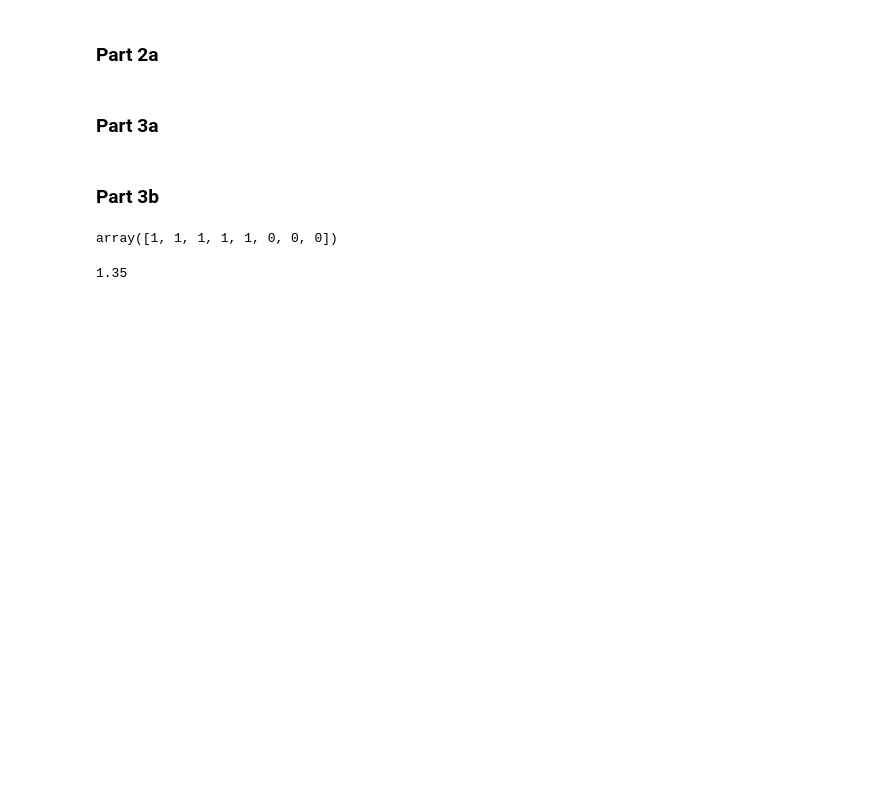
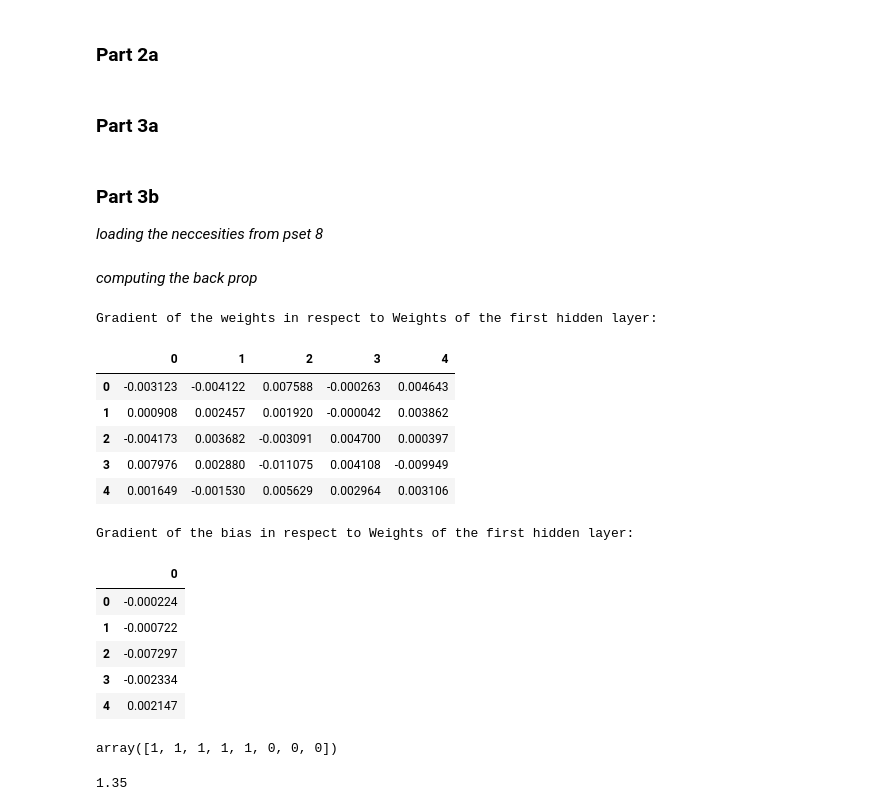
Before and after one commit to Datadili/EconML, a Jupyter notebook: pset_9/pset_9.ipynb, the cells around one changed output. Cells and saved outputs as stored; diff of their text form; code cells hidden in the pictures; blank space fills up the shorter version.

```diff
--- a/pset_9/pset_9.ipynb
+++ b/pset_9/pset_9.ipynb
@@ -200,6 +204,58 @@ def backward_propagation(nl, nh, Y, lambd, p, forward, act:list):
     return g
 # %% [markdown]
 ### Part 3b
+
+_loading the neccesities from pset 8_
+# %%
+nl = 5
+X = np.array([0.1, -0.2, 0.3, -0.4, 0.5]).reshape(-1, 1)
+nh = [X.shape[0], 5, 4, 3, 5, 1]
+act = ["ReLU", "sigmoid", "ReLU", "sigmoid", "ReLU"]
+Y = 3
+
+def parameter(nl):
+    """
+    Parameters:
+    - nl (int): Number of layers in the neural network.
+
+    Returns:
+    - parameters (dict): Dictionary containing all the weights and biases
+    """
+    parameters = {}
+    for l in range(1, nl + 1): #1 to 5
+        # Select the values all but the last one (which is the bias)
+        parameters["W" + str(l)] = pd.read_csv(f'data/layer{l}.csv').values[:, :-1]
+        # Select the values the last one only (the bias), and make it a column vector
+        parameters["B" + str(l)] = pd.read_csv(f'data/layer{l}.csv').values[:, -1].reshape(-1,1)
+    return parameters
+# %% [markdown]
+_computing the back prop_
+# %%
+parameters = parameter(nl)
+forward = feed_forward(X, nl, act, parameters)
+lambd = 0.05 #random since now was given
+
+grads = backward_propagation(nl, nh, Y, lambd, parameters, forward, act)
+
+print("Gradient of the weights in respect to Weights of the first hidden layer:")
+display(pd.DataFrame(grads['dLoss_dW1']))
+print("Gradient of the bias in respect to Weights of the first hidden layer:")
+display(pd.DataFrame(grads['dLoss_dB1']))
+# %% [output]
+Gradient of the weights in respect to Weights of the first hidden layer:
+|  | 0 | 1 | 2 | 3 | 4 |
+| 0 | -0.003123 | -0.004122 | 0.007588 | -0.000263 | 0.004643 |
+| 1 | 0.000908 | 0.002457 | 0.001920 | -0.000042 | 0.003862 |
+| 2 | -0.004173 | 0.003682 | -0.003091 | 0.004700 | 0.000397 |
+| 3 | 0.007976 | 0.002880 | -0.011075 | 0.004108 | -0.009949 |
+| 4 | 0.001649 | -0.001530 | 0.005629 | 0.002964 | 0.003106 |
+Gradient of the bias in respect to Weights of the first hidden layer:
+|  | 0 |
+| 0 | -0.000224 |
+| 1 | -0.000722 |
+| 2 | -0.007297 |
+| 3 | -0.002334 |
+| 4 | 0.002147 |
 # %%
 def parameter(nl, nh):
     """
```
Also changed, not shown: parts of 8 cells of this notebook, 9 other files.
